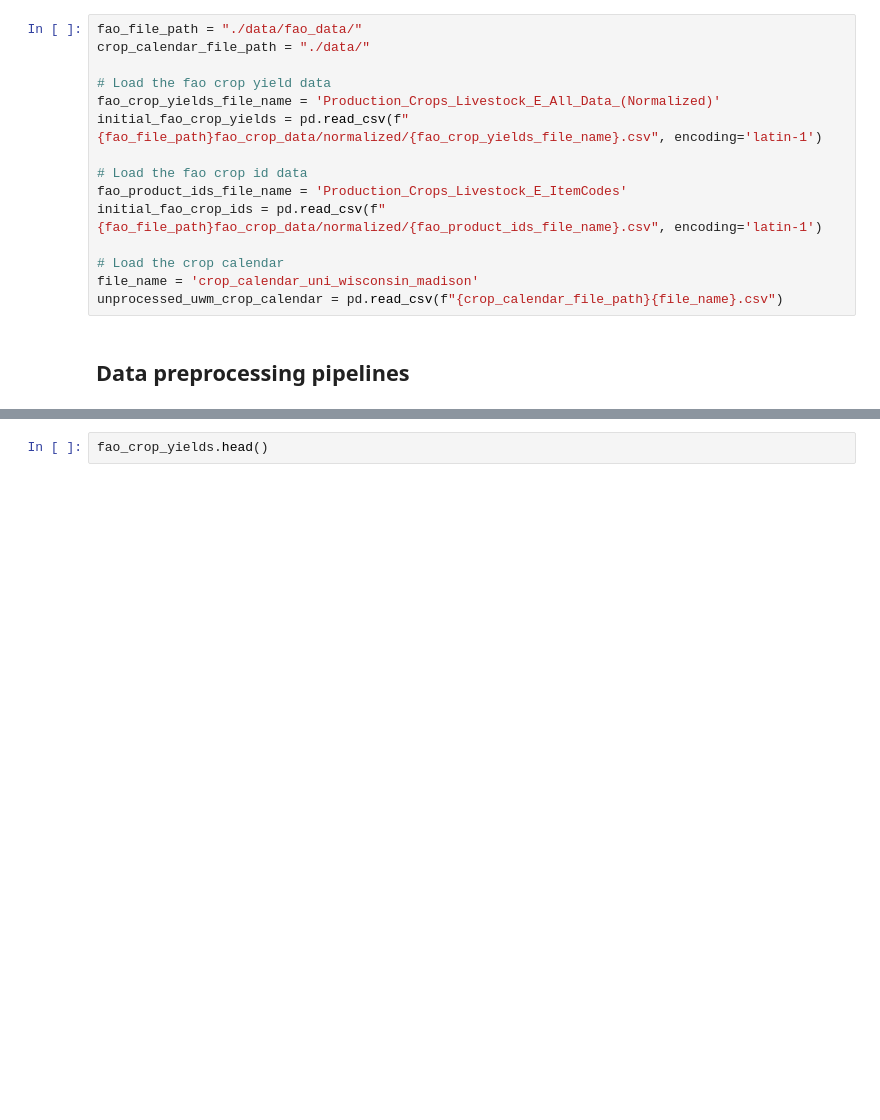
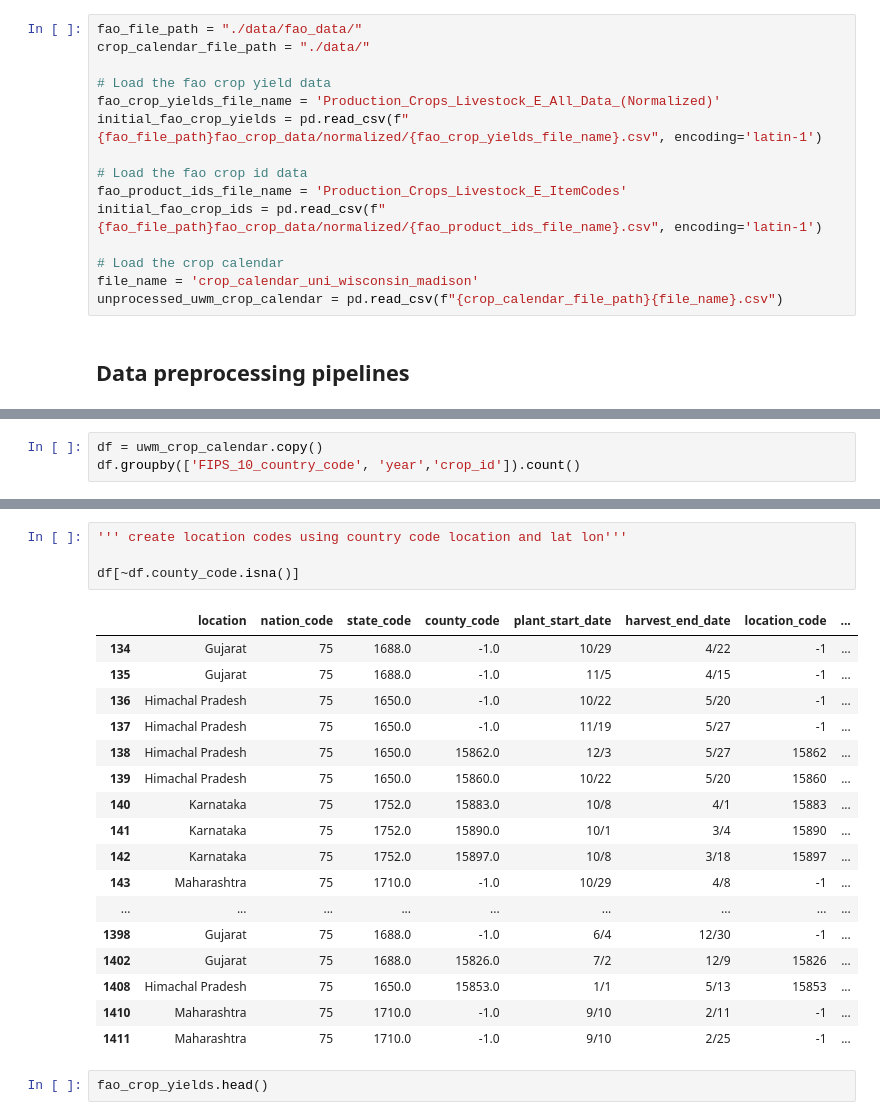
Before and after one commit to Donal-Flanagan/WBS_coding_school_data_science_bootcamp, a Jupyter notebook: climate_change_project/preprocessing_pipeline.ipynb, the cells around one changed output, grey strips where cells are left out. Drawn from its saved outputs; the diff is of its cells as text; blank space fills up the shorter version.

```diff
--- a/climate_change_project/preprocessing_pipeline.ipynb
+++ b/climate_change_project/preprocessing_pipeline.ipynb
@@ -276,0 +424,3 @@ uwm_crop_calendar.head()
+# %%
+df = uwm_crop_calendar.copy()
+df.groupby(['FIPS_10_country_code', 'year','crop_id']).count()
@@ -277,3 +500,25 @@ uwm_crop_calendar.head()
+# %%
+''' create location codes using country code location and lat lon'''
+
+df[~df.county_code.isna()]
+# %% [output]
+|  | location | nation_code | state_code | county_code | plant_start_date | harvest_end_date | location_code | ... |
+| 134 | Gujarat | 75 | 1688.0 | -1.0 | 10/29 | 4/22 | -1 | ... |
+| 135 | Gujarat | 75 | 1688.0 | -1.0 | 11/5 | 4/15 | -1 | ... |
+| 136 | Himachal Pradesh | 75 | 1650.0 | -1.0 | 10/22 | 5/20 | -1 | ... |
+| 137 | Himachal Pradesh | 75 | 1650.0 | -1.0 | 11/19 | 5/27 | -1 | ... |
+| 138 | Himachal Pradesh | 75 | 1650.0 | 15862.0 | 12/3 | 5/27 | 15862 | ... |
+| 139 | Himachal Pradesh | 75 | 1650.0 | 15860.0 | 10/22 | 5/20 | 15860 | ... |
+| 140 | Karnataka | 75 | 1752.0 | 15883.0 | 10/8 | 4/1 | 15883 | ... |
+| 141 | Karnataka | 75 | 1752.0 | 15890.0 | 10/1 | 3/4 | 15890 | ... |
+| 142 | Karnataka | 75 | 1752.0 | 15897.0 | 10/8 | 3/18 | 15897 | ... |
+| 143 | Maharashtra | 75 | 1710.0 | -1.0 | 10/29 | 4/8 | -1 | ... |
+| ... | ... | ... | ... | ... | ... | ... | ... | ... |
+| 1398 | Gujarat | 75 | 1688.0 | -1.0 | 6/4 | 12/30 | -1 | ... |
+| 1402 | Gujarat | 75 | 1688.0 | 15826.0 | 7/2 | 12/9 | 15826 | ... |
+| 1408 | Himachal Pradesh | 75 | 1650.0 | 15853.0 | 1/1 | 5/13 | 15853 | ... |
+| 1410 | Maharashtra | 75 | 1710.0 | -1.0 | 9/10 | 2/11 | -1 | ... |
+| 1411 | Maharashtra | 75 | 1710.0 | -1.0 | 9/10 | 2/25 | -1 | ... |
 # %%
 fao_crop_yields.head()
 # %% [output]
```
Also changed, not shown: parts of 12 cells of this notebook.
